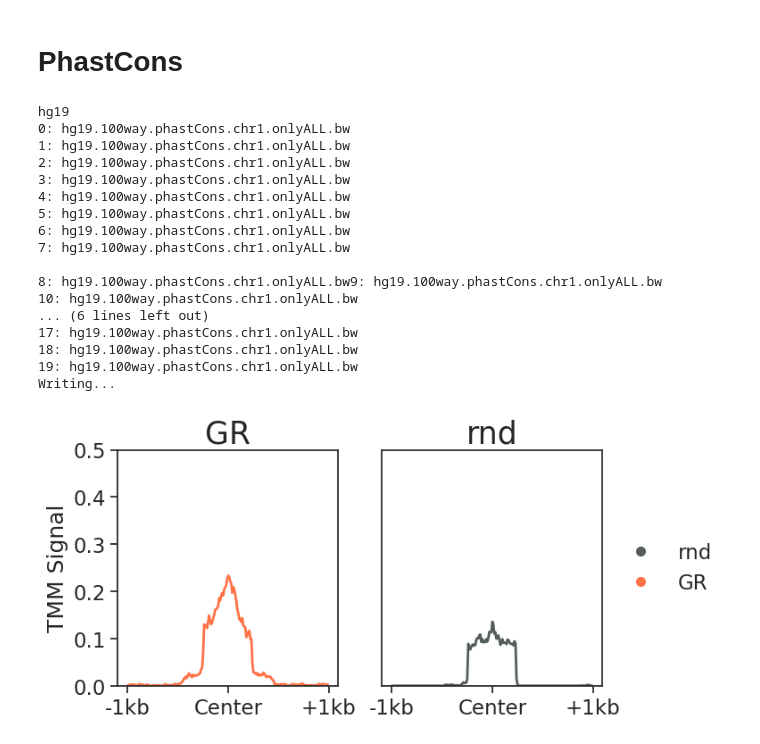
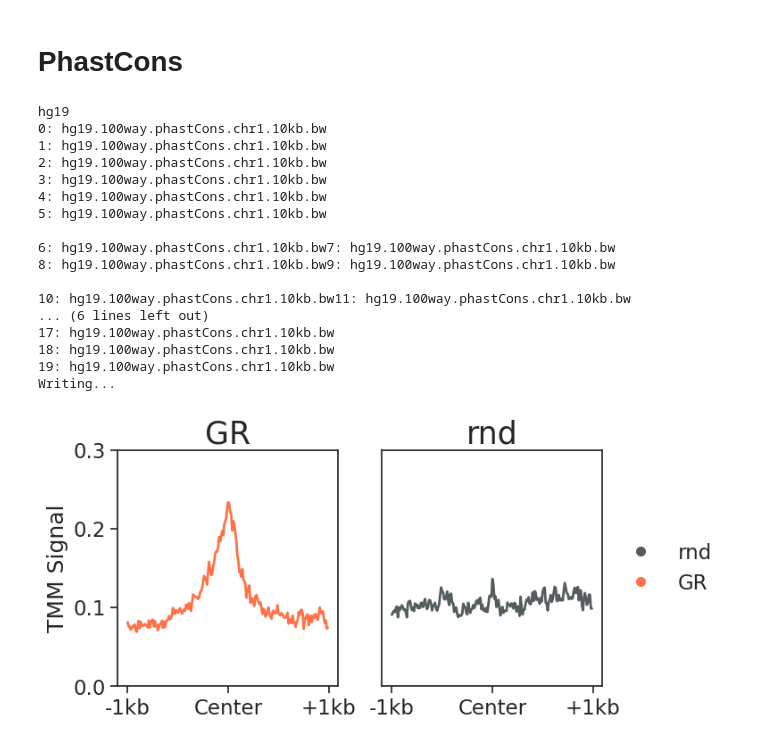
Before and after one commit to birkiy/bluegill, a Jupyter notebook: Example.ipynb, the cells around one changed output. Drawn from its saved outputs; the diff is of its cells as text; code cells hidden in the pictures.

```diff
--- a/Example.ipynb
+++ b/Example.ipynb
@@ -76,7 +74,7 @@ fig = plotHeatmaps(
 BED = pd.read_table("data/bed/ALL.hg19.chr1.bed", names=["Chr", "Start","End","Set"])
 
 BWS = [
-    "data/bw/hg19.100way.phastCons.chr1.onlyALL.bw"
+    "data/bw/hg19.100way.phastCons.chr1.10kb.bw"
 ]
 # %%
 
@@ -86,21 +84,21 @@ h=1000
 BED, samples = runSignal(BED, BWS, "Example2.p", ref="hg19",  Nbins=Nbins, h=h, nP=20)
 # %% [output]
 hg19
-0: hg19.100way.phastCons.chr1.onlyALL.bw
-1: hg19.100way.phastCons.chr1.onlyALL.bw
-2: hg19.100way.phastCons.chr1.onlyALL.bw
-3: hg19.100way.phastCons.chr1.onlyALL.bw
-4: hg19.100way.phastCons.chr1.onlyALL.bw
-5: hg19.100way.phastCons.chr1.onlyALL.bw
-6: hg19.100way.phastCons.chr1.onlyALL.bw
-7: hg19.100way.phastCons.chr1.onlyALL.bw
+0: hg19.100way.phastCons.chr1.10kb.bw
+1: hg19.100way.phastCons.chr1.10kb.bw
+2: hg19.100way.phastCons.chr1.10kb.bw
+3: hg19.100way.phastCons.chr1.10kb.bw
+4: hg19.100way.phastCons.chr1.10kb.bw
+5: hg19.100way.phastCons.chr1.10kb.bw
 
-8: hg19.100way.phastCons.chr1.onlyALL.bw9: hg19.100way.phastCons.chr1.onlyALL.bw
-10: hg19.100way.phastCons.chr1.onlyALL.bw
+6: hg19.100way.phastCons.chr1.10kb.bw7: hg19.100way.phastCons.chr1.10kb.bw
+8: hg19.100way.phastCons.chr1.10kb.bw9: hg19.100way.phastCons.chr1.10kb.bw
+
+10: hg19.100way.phastCons.chr1.10kb.bw11: hg19.100way.phastCons.chr1.10kb.bw
 ... (6 lines left out)
-17: hg19.100way.phastCons.chr1.onlyALL.bw
-18: hg19.100way.phastCons.chr1.onlyALL.bw
-19: hg19.100way.phastCons.chr1.onlyALL.bw
+17: hg19.100way.phastCons.chr1.10kb.bw
+18: hg19.100way.phastCons.chr1.10kb.bw
+19: hg19.100way.phastCons.chr1.10kb.bw
 Writing...
 # %%
 N = pickle.load(open("Example2.p","rb"))
@@ -114,12 +112,12 @@ colorPalette = {
 # %%
 
 fig = plotProfiles(
     N, BED,
     sets,colorPalette,
     nrows=1,ncols=2,
     h=1000,
-    ylim=0.5,
+    ylim=0.3,
     dpi=100
 )
 # %% [output]
-[figure, old version]
+[figure, new version]
```
Also changed, not shown: parts of 4 cells of this notebook.
